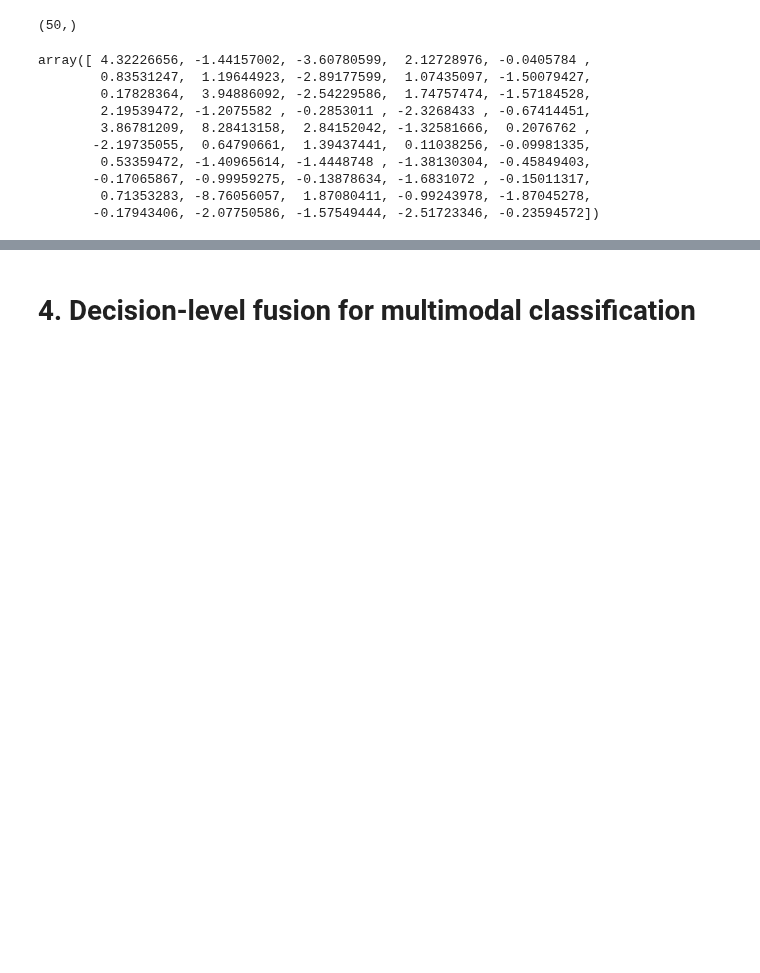
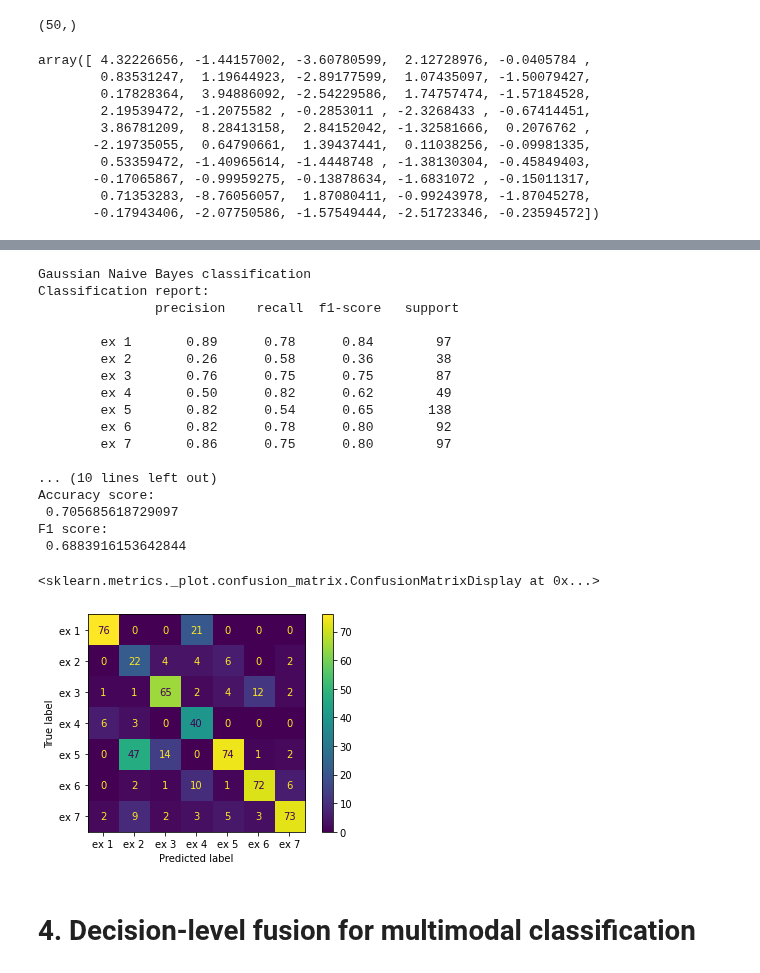
Before and after one commit to anushaihalapathirana/Multi_modal_data_fusion, a Jupyter notebook: project-work-MEx-classification.ipynb, the cells around one changed output, grey strips where cells are left out. Drawn from its saved outputs; the diff is of its cells as text; code cells hidden in the pictures; blank space fills up the shorter version.

```diff
--- a/project-work-MEx-classification.ipynb
+++ b/project-work-MEx-classification.ipynb
@@ -1009,3 +1069,40 @@ array([ 4.32226656, -1.44157002, -3.60780599,  2.12728976, -0.0405784 ,
+# %%
+pre = metrics.precision_score(gnb_predictions, y_labels,average=None)
+recall = metrics.recall_score(gnb_predictions, y_labels,average=None)
+f1 = (1/len(class_labels))*np.sum(2*(pre*recall)/(pre+recall))
+
+print("Gaussian Naive Bayes classification")
+print("Classification report: \n", metrics.classification_report(gnb_predictions, y_labels, target_names=class_labels))
+print("Precision score: \n", pre)
+print("Recall score: \n", recall)
+print("Accuracy score: \n", metrics.accuracy_score(gnb_predictions, y_labels))
+print("F1 score: \n", f1)
+
+# Confusion matrix for testing set
+cm = metrics.confusion_matrix(gnb_predictions,y_labels)
+metrics.ConfusionMatrixDisplay(cm,display_labels=class_labels).plot()
+# END OF TASK 3
+### Your code ends here ###
+# %% [output]
+Gaussian Naive Bayes classification
+Classification report:
+               precision    recall  f1-score   support
+
+        ex 1       0.89      0.78      0.84        97
+        ex 2       0.26      0.58      0.36        38
+        ex 3       0.76      0.75      0.75        87
+        ex 4       0.50      0.82      0.62        49
+        ex 5       0.82      0.54      0.65       138
+        ex 6       0.82      0.78      0.80        92
+        ex 7       0.86      0.75      0.80        97
+
+... (10 lines left out)
+Accuracy score:
+ 0.705685618729097
+F1 score:
+ 0.6883916153642844
+<sklearn.metrics._plot.confusion_matrix.ConfusionMatrixDisplay at 0x...>
+[figure, added]
 # %% [markdown]
 # 4. Decision-level fusion for multimodal classification
 # %% [markdown]
```
Also changed, not shown: parts of 5 cells of this notebook.
